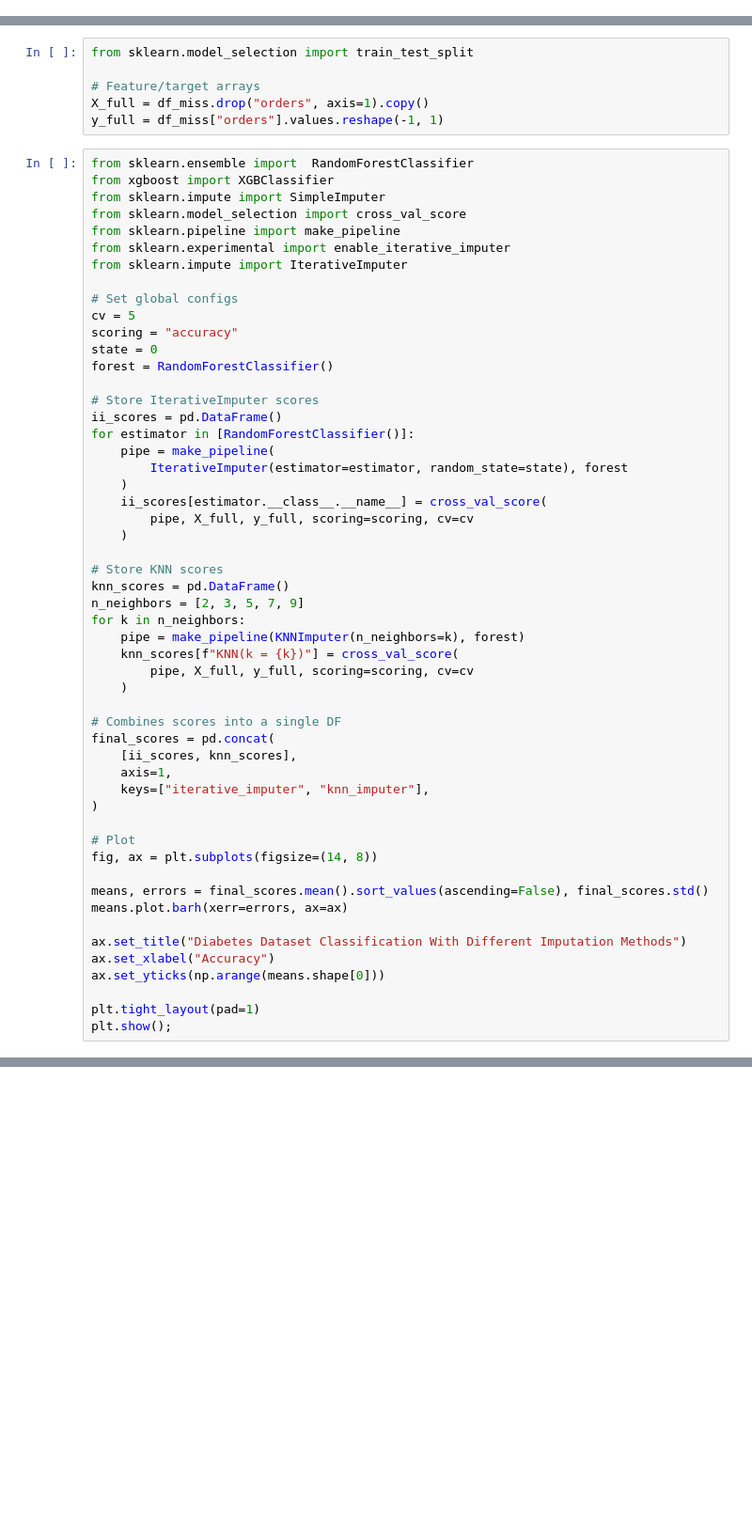
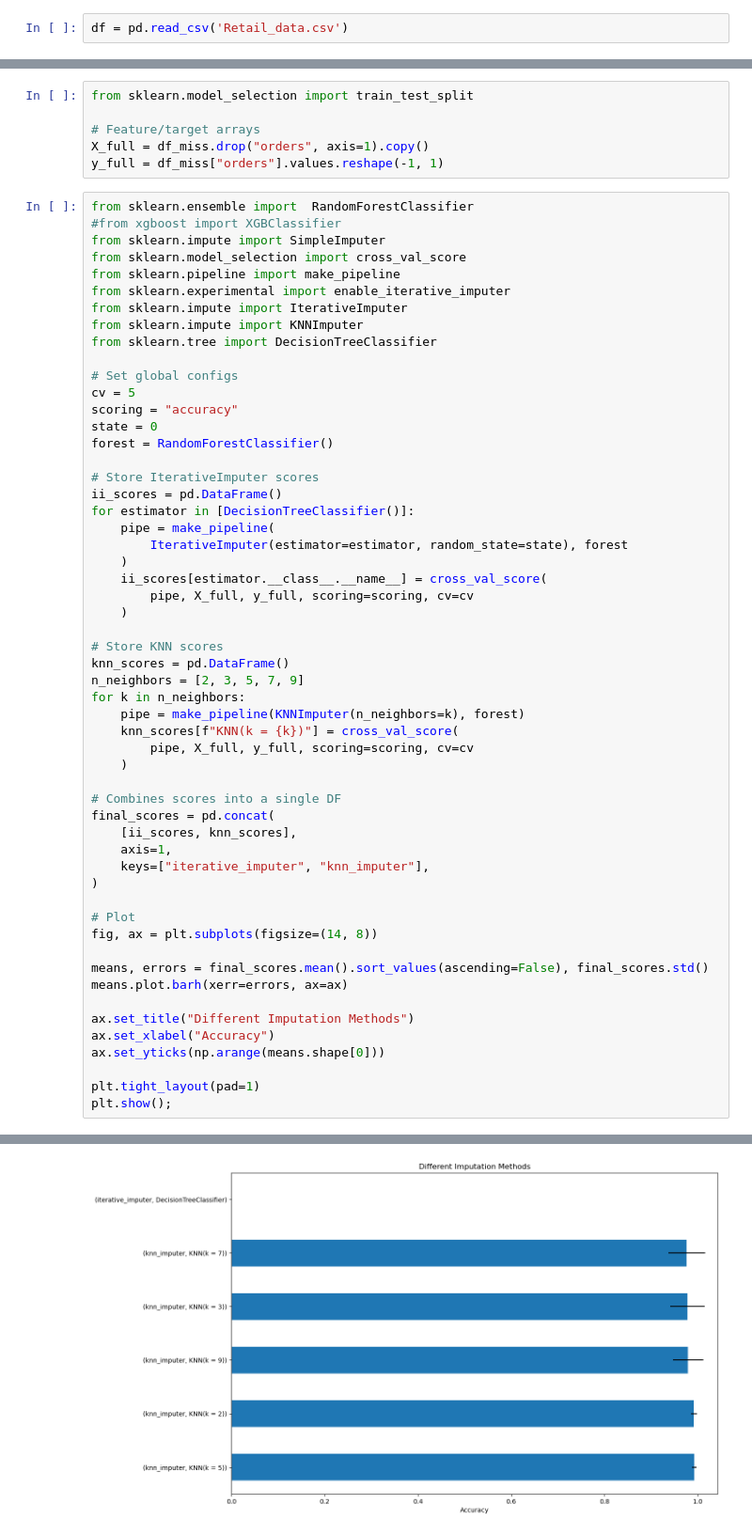
Before and after one commit to Sukruth097/retail-project, a Jupyter notebook: nitin_kalra/missing_values_imput.ipynb, the cells around one changed output, grey strips where cells are left out. Shown: that part at 94% size. Saved outputs shown, nothing was run; the diff lists cells and outputs as text; blank space fills up the shorter version.

```diff
--- a/nitin_kalra/missing_values_imput.ipynb
+++ b/nitin_kalra/missing_values_imput.ipynb
@@ -13,5 +12,7 @@ Drive already mounted at /content/drive; to attempt to forcibly remount, call dr
 # %%
 df =pd.read_csv(path)
+# %%
+df = pd.read_csv('Retail_data.csv')
 # %%
 df.shape
 # %% [output]
@@ -238,12 +240,14 @@ X_full = df_miss.drop("orders", axis=1).copy()
 y_full = df_miss["orders"].values.reshape(-1, 1)
 # %%
 from sklearn.ensemble import  RandomForestClassifier
-from xgboost import XGBClassifier
+#from xgboost import XGBClassifier
 from sklearn.impute import SimpleImputer
 from sklearn.model_selection import cross_val_score
 from sklearn.pipeline import make_pipeline
 from sklearn.experimental import enable_iterative_imputer
 from sklearn.impute import IterativeImputer
+from sklearn.impute import KNNImputer
+from sklearn.tree import DecisionTreeClassifier
 
 # Set global configs
 cv = 5
@@ -253,7 +257,7 @@ forest = RandomForestClassifier()
 
 # Store IterativeImputer scores
 ii_scores = pd.DataFrame()
-for estimator in [RandomForestClassifier()]:
+for estimator in [DecisionTreeClassifier()]:
     pipe = make_pipeline(
         IterativeImputer(estimator=estimator, random_state=state), forest
     )
@@ -283,9 +287,10 @@ fig, ax = plt.subplots(figsize=(14, 8))
 means, errors = final_scores.mean().sort_values(ascending=False), final_scores.std()
 means.plot.barh(xerr=errors, ax=ax)
 
-ax.set_title("Diabetes Dataset Classification With Different Imputation Methods")
+ax.set_title("Different Imputation Methods")
 ax.set_xlabel("Accuracy")
 ax.set_yticks(np.arange(means.shape[0]))
 
 plt.tight_layout(pad=1)
 plt.show();
+# %% [output]
@@ -291,0 +314 @@ plt.show();
+[figure, added]
```
Also changed, not shown: parts of 4 cells of this notebook, 1 other file.
